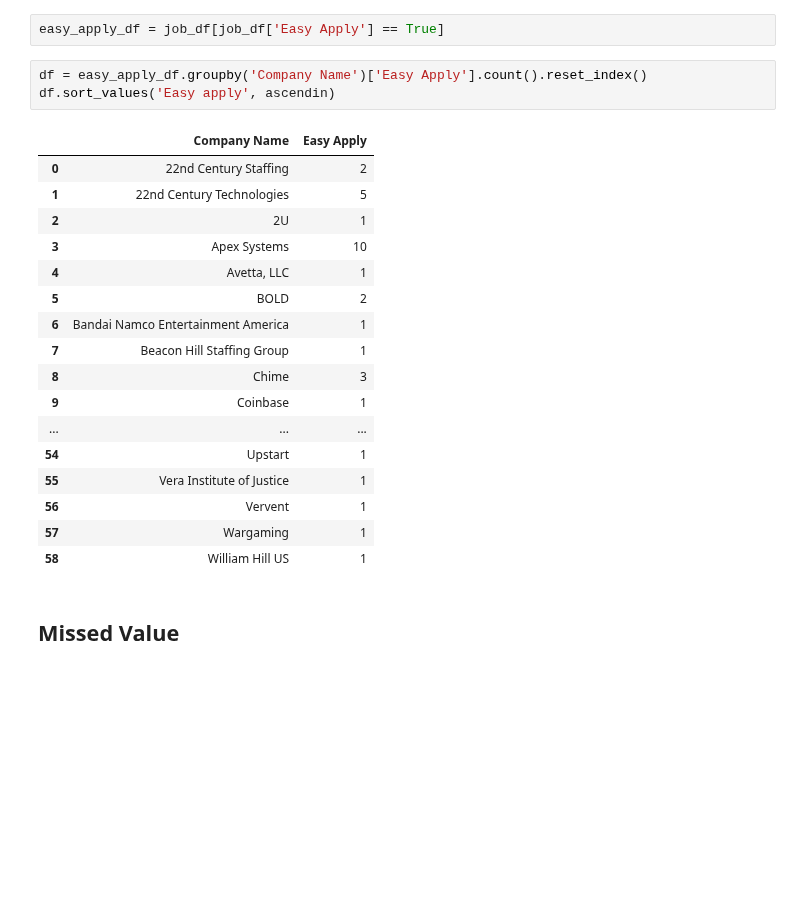
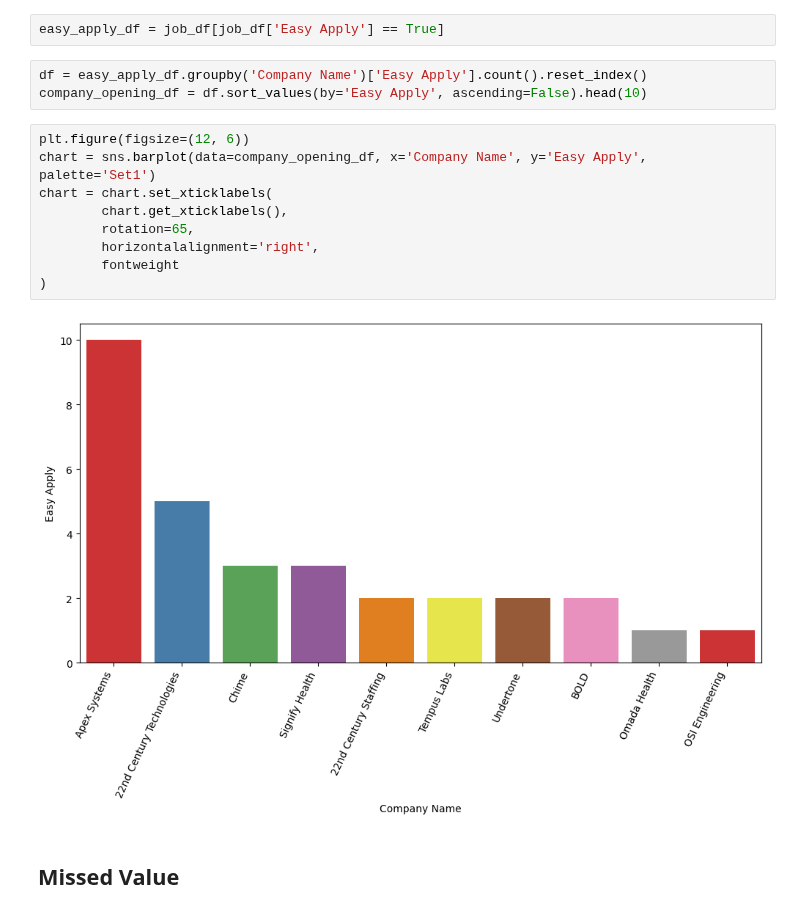
Before and after one commit to latifkara/dataScienceProjects, a Jupyter notebook: Jobs_Data_analysis/Job_estimate.ipynb, the cells around one changed output. Saved outputs shown, nothing was run; the diff lists cells and outputs as text; blank space fills up the shorter version.

Commit message:
Jobs Project | bar plot company name & easy apply

```diff
--- a/Jobs_Data_analysis/Job_estimate.ipynb
+++ b/Jobs_Data_analysis/Job_estimate.ipynb
@@ -121,24 +121,17 @@ job_df['Easy Apply'] = job_df['Easy Apply'].fillna(False).astype('bool')
 easy_apply_df = job_df[job_df['Easy Apply'] == True]
 # %%
 df = easy_apply_df.groupby('Company Name')['Easy Apply'].count().reset_index()
-df.sort_values('Easy apply', ascendin)
+company_opening_df = df.sort_values(by='Easy Apply', ascending=False).head(10)
-# %% [output]
-|  | Company Name | Easy Apply |
-| 0 | 22nd Century Staffing | 2 |
-| 1 | 22nd Century Technologies | 5 |
-| 2 | 2U | 1 |
-| 3 | Apex Systems | 10 |
-| 4 | Avetta, LLC | 1 |
-| 5 | BOLD | 2 |
-| 6 | Bandai Namco Entertainment America | 1 |
-| 7 | Beacon Hill Staffing Group | 1 |
-| 8 | Chime | 3 |
-| 9 | Coinbase | 1 |
-| ... | ... | ... |
-| 54 | Upstart | 1 |
-| 55 | Vera Institute of Justice | 1 |
-| 56 | Vervent | 1 |
-| 57 | Wargaming | 1 |
-| 58 | William Hill US | 1 |
+# %%
+plt.figure(figsize=(12, 6))
+chart = sns.barplot(data=company_opening_df, x='Company Name', y='Easy Apply', palette='Set1')
+chart = chart.set_xticklabels(
+        chart.get_xticklabels(),
+        rotation=65,
+        horizontalalignment='right',
+        fontweight
+)
+# %% [output]
+[figure, added]
 # %% [markdown]
 ## Missed Value
```
